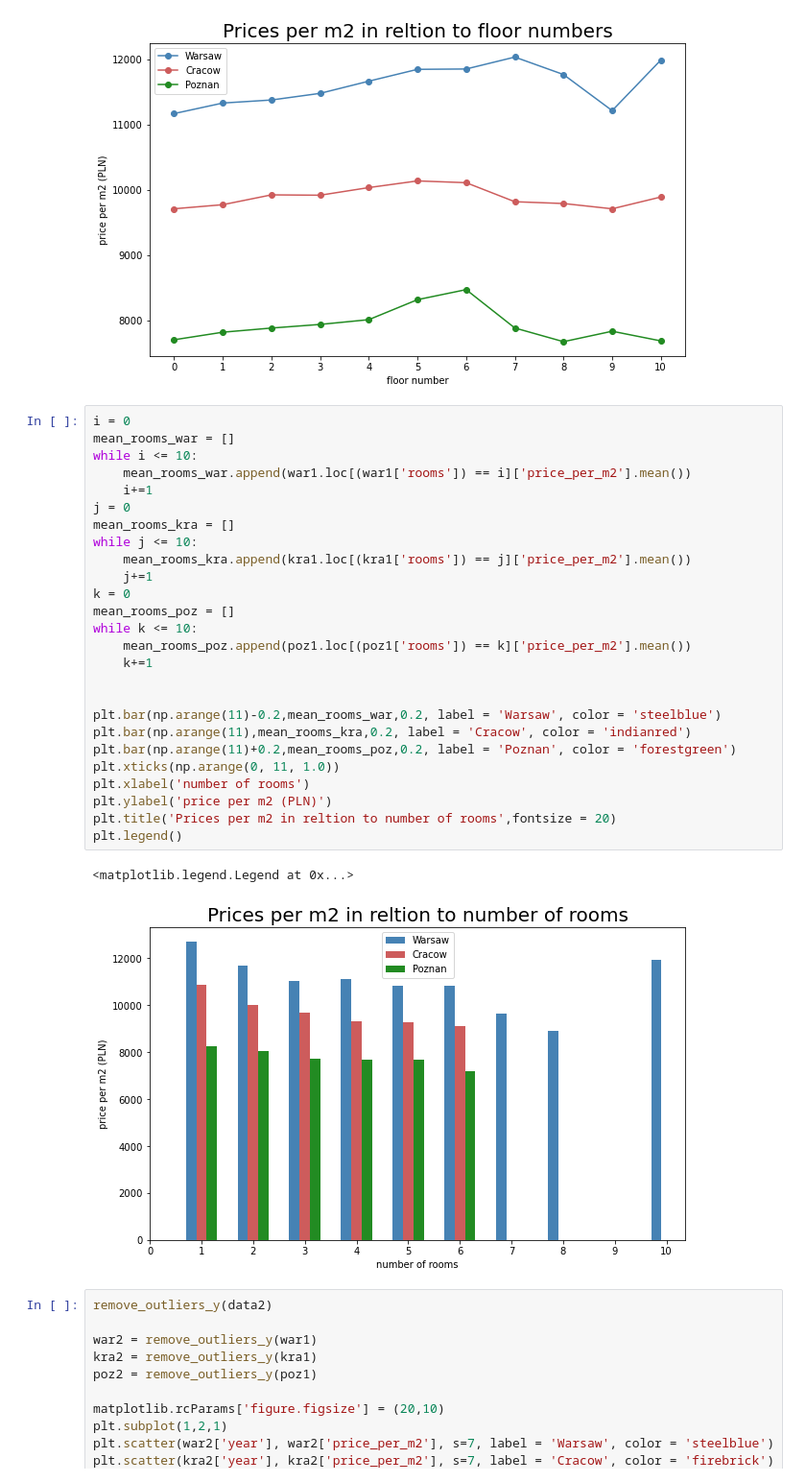
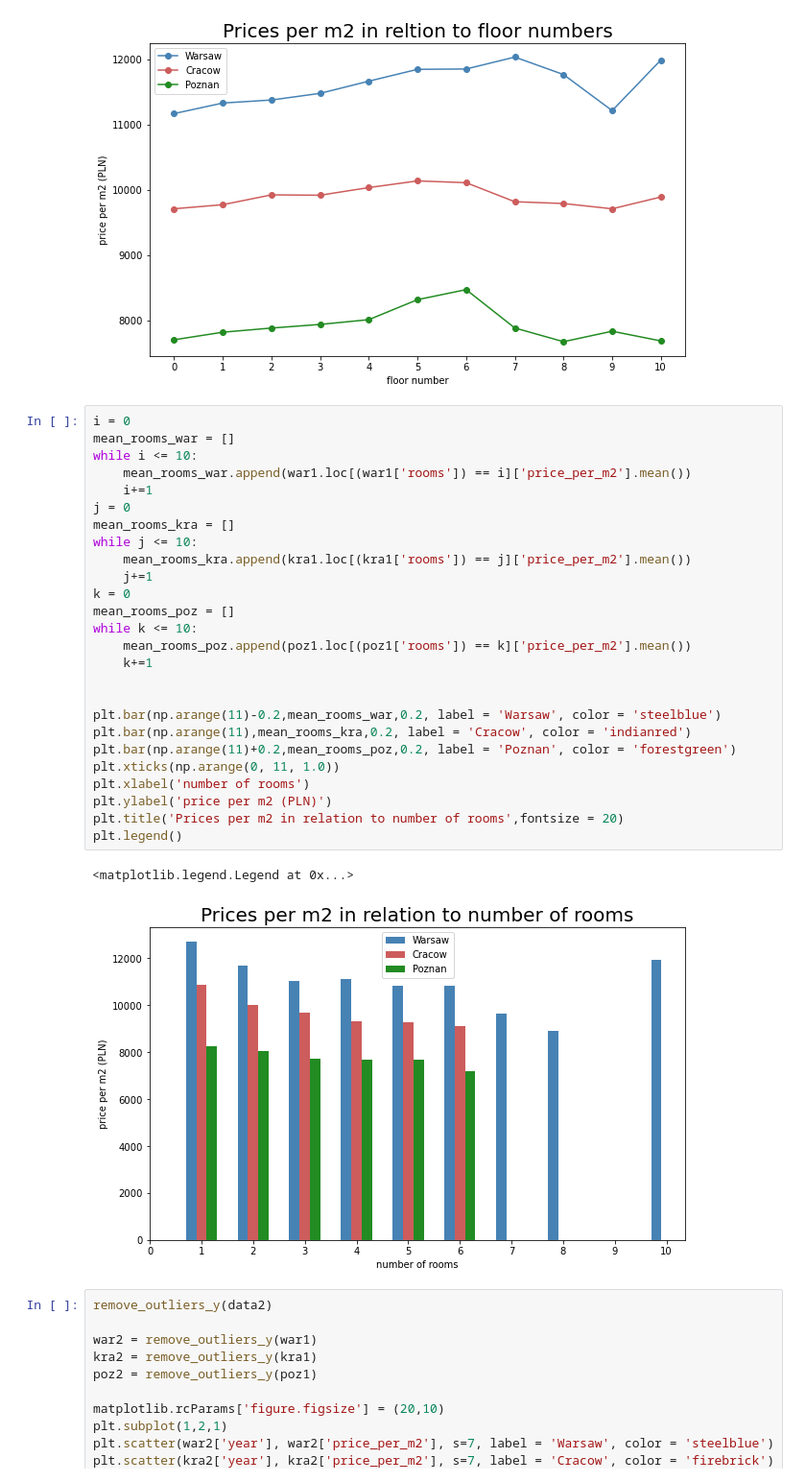
Before and after one commit to jakubjanosz/house-price-estimation, a Jupyter notebook: estimation.ipynb, the cells around one changed output. Shown: that part at 96% size. Saved outputs shown, nothing was run; the diff lists cells and outputs as text.

```diff
--- a/estimation.ipynb
+++ b/estimation.ipynb
@@ -235,32 +235,32 @@ plt.legend()
 # %%
 i = 0
 mean_rooms_war = []
 while i <= 10:
     mean_rooms_war.append(war1.loc[(war1['rooms']) == i]['price_per_m2'].mean())
     i+=1
 j = 0
 mean_rooms_kra = []
 while j <= 10:
     mean_rooms_kra.append(kra1.loc[(kra1['rooms']) == j]['price_per_m2'].mean())
     j+=1
 k = 0
 mean_rooms_poz = []
 while k <= 10:
     mean_rooms_poz.append(poz1.loc[(poz1['rooms']) == k]['price_per_m2'].mean())
     k+=1
 
 
 plt.bar(np.arange(11)-0.2,mean_rooms_war,0.2, label = 'Warsaw', color = 'steelblue')
 plt.bar(np.arange(11),mean_rooms_kra,0.2, label = 'Cracow', color = 'indianred')
 plt.bar(np.arange(11)+0.2,mean_rooms_poz,0.2, label = 'Poznan', color = 'forestgreen')
 plt.xticks(np.arange(0, 11, 1.0))
 plt.xlabel('number of rooms')
 plt.ylabel('price per m2 (PLN)')
-plt.title('Prices per m2 in reltion to number of rooms',fontsize = 20)
+plt.title('Prices per m2 in relation to number of rooms',fontsize = 20)
 plt.legend()
 # %% [output]
 <matplotlib.legend.Legend at 0x...>
-[figure, old version]
+[figure, new version]
 # %%
 remove_outliers_y(data2)
 
```
Also changed, not shown: parts of 13 cells of this notebook.
